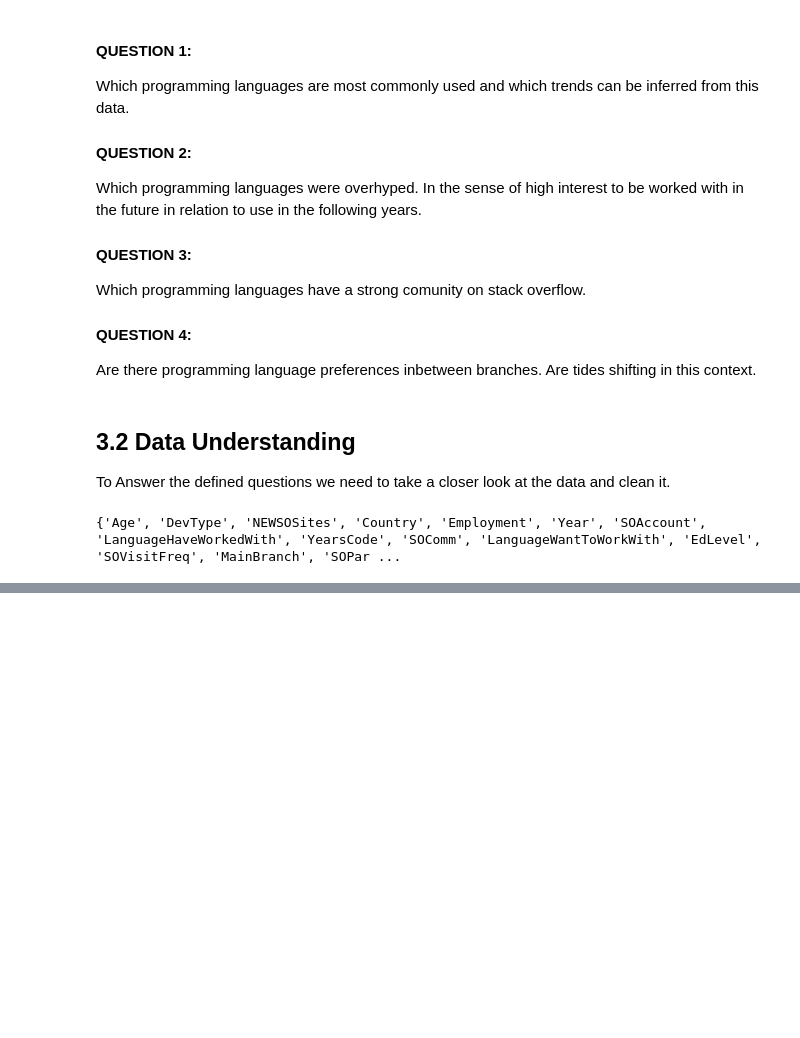
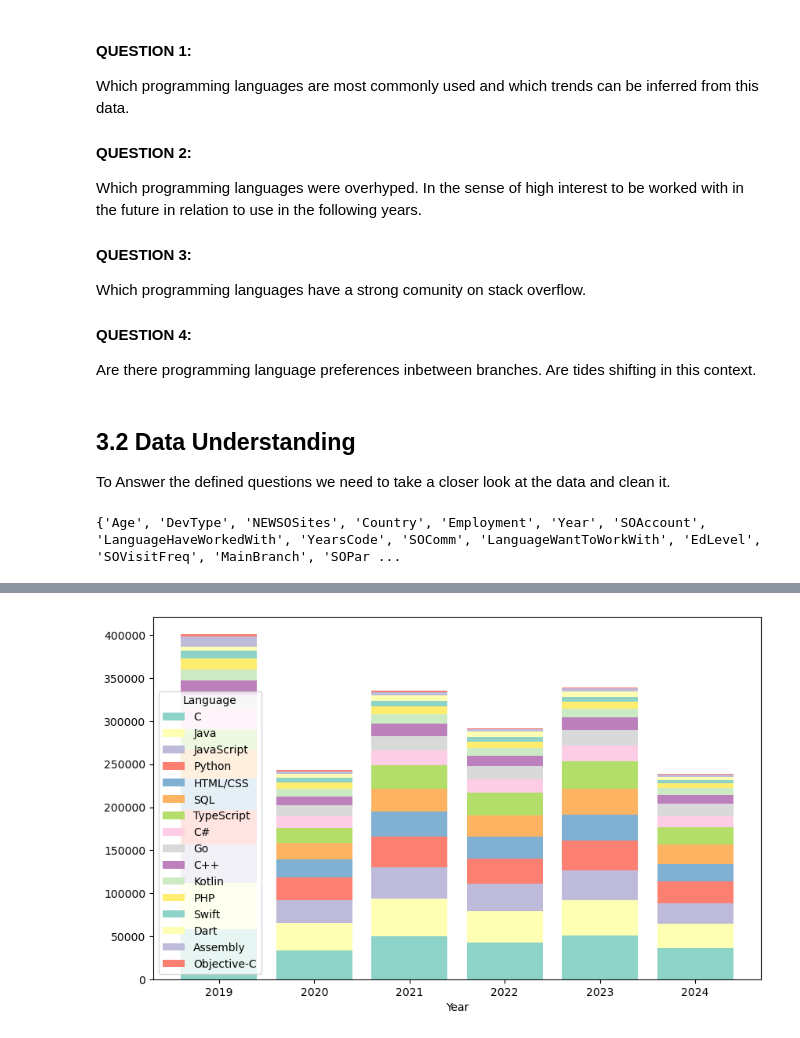
Before and after one commit to AlbertFlatscher/Stackoverflow_Survey_over_Time, a Jupyter notebook: Shifts_in_Programming_Preferences_from_2019_to_2024.ipynb, the cells around one changed output, grey strips where cells are left out. Saved outputs shown, nothing was run; the diff lists cells and outputs as text; code cells hidden in the pictures; blank space fills up the shorter version.

```diff
--- a/Shifts_in_Programming_Preferences_from_2019_to_2024.ipynb
+++ b/Shifts_in_Programming_Preferences_from_2019_to_2024.ipynb
@@ -282,0 +280,12 @@ num_df.head()
+# %%
+# list of years
+years = ['2019', '2020', '2021', '2022', '2023', '2024']
+column_name = 'LanguageWantToWorkWith'
+
+# use the function to isolate a column and get all the entries of its component
+num_wanted_work = isolate_column_to_df(years, column_name)
+
+# Drop columns that contain at least one zero
+num_wanted_work = num_wanted_work.loc[:, (num_wanted_work != 0).all(axis=0)]
+
+num_wanted_work.head()
@@ -368,0 +361,4 @@ plt.show()
+# %%
+plot_stacked_bar(num_wanted_work)
+# %% [output]
+[figure, added]
```
Also changed, not shown: parts of 16 cells of this notebook.
